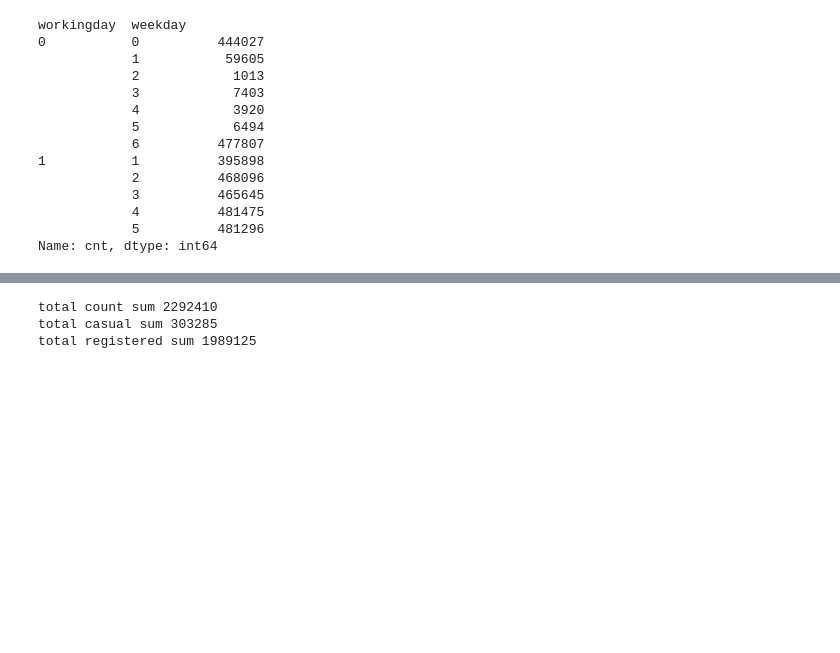
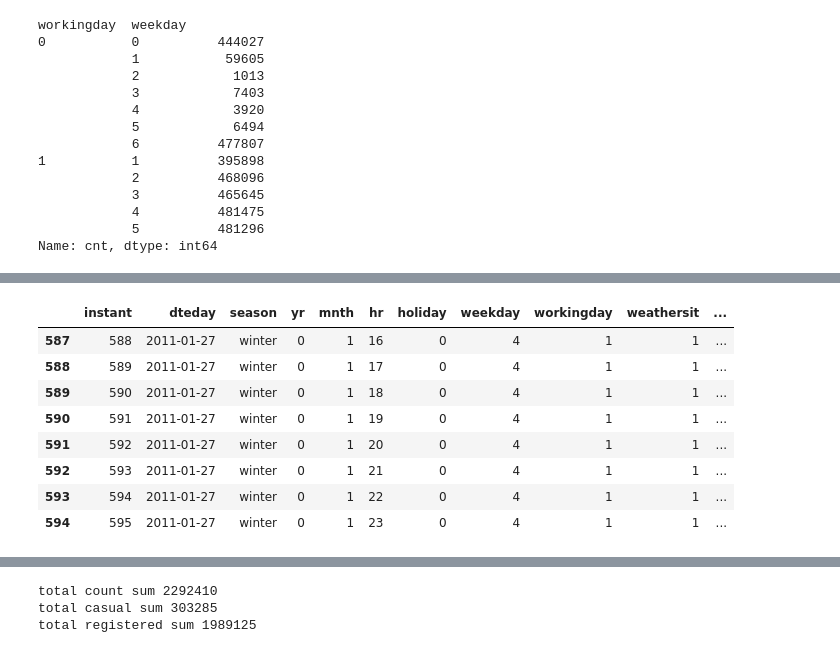
Before and after one commit to vrpperez7/Mod-4-Project, a Jupyter notebook: notebooks/Untitled-1.ipynb, the cells around one changed output, grey strips where cells are left out. Cells and saved outputs as stored; diff of their text form; code cells hidden in the pictures; blank space fills up the shorter version.

```diff
--- a/notebooks/Untitled-1.ipynb
+++ b/notebooks/Untitled-1.ipynb
@@ -217,0 +292,13 @@ density.update_layout(xaxis_title='Average Windspeed During Day',yaxis_title='Av
+# %%
+day = df['dteday'] == '2011-01-27'
+df[day]
+# %% [output]
+|  | instant | dteday | season | yr | mnth | hr | holiday | weekday | workingday | weathersit | ... |
+| 587 | 588 | 2011-01-27 | winter | 0 | 1 | 16 | 0 | 4 | 1 | 1 | ... |
+| 588 | 589 | 2011-01-27 | winter | 0 | 1 | 17 | 0 | 4 | 1 | 1 | ... |
+| 589 | 590 | 2011-01-27 | winter | 0 | 1 | 18 | 0 | 4 | 1 | 1 | ... |
+| 590 | 591 | 2011-01-27 | winter | 0 | 1 | 19 | 0 | 4 | 1 | 1 | ... |
+| 591 | 592 | 2011-01-27 | winter | 0 | 1 | 20 | 0 | 4 | 1 | 1 | ... |
+| 592 | 593 | 2011-01-27 | winter | 0 | 1 | 21 | 0 | 4 | 1 | 1 | ... |
+| 593 | 594 | 2011-01-27 | winter | 0 | 1 | 22 | 0 | 4 | 1 | 1 | ... |
+| 594 | 595 | 2011-01-27 | winter | 0 | 1 | 23 | 0 | 4 | 1 | 1 | ... |
```
Also changed, not shown: parts of 8 cells of this notebook.
